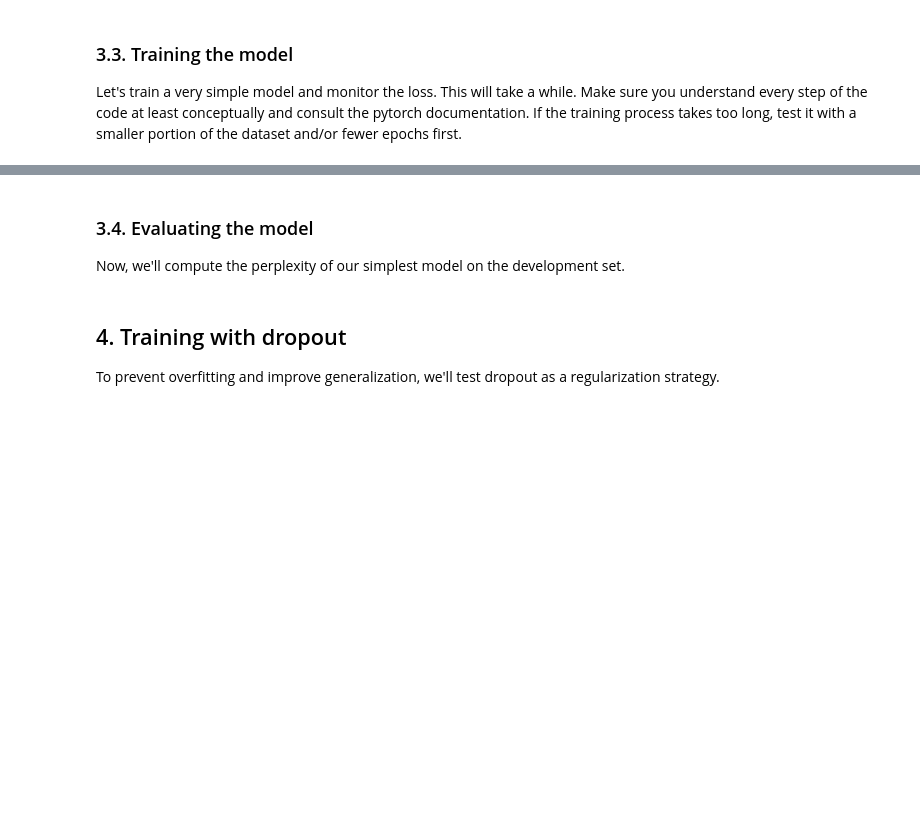
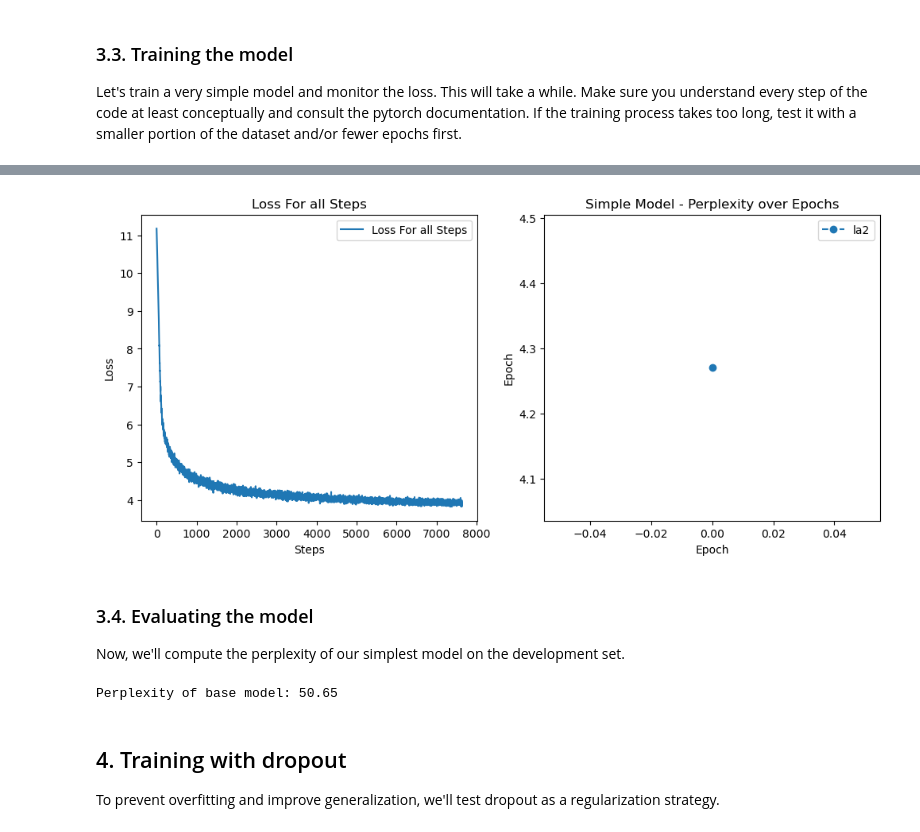
Before and after one commit to farhan7kay/Language_as_Data, a Jupyter notebook: ex2/LaD_Week7_NeuralLanguageModel_Spanish.ipynb, the cells around one changed output, grey strips where cells are left out. Saved outputs shown, nothing was run; the diff lists cells and outputs as text; code cells hidden in the pictures; blank space fills up the shorter version.

Commit message:
Added a mor shiny version of the spanish Week7 version- also added data and models from the training in the model folder

```diff
--- a/ex2/LaD_Week7_NeuralLanguageModel_Spanish.ipynb
+++ b/ex2/LaD_Week7_NeuralLanguageModel_Spanish.ipynb
@@ -179,4 +108,8 @@ optimizer = torch.optim.Adam(model.parameters(), lr=0.001)
 
 # Training loop parameters
 num_epochs = 1
+
+data_loader = train_dataloader
+train_run_label = "temp"
+print_every = 1
 # %% [output]
@@ -251,23 +147,6 @@ Epoch [1/1] Average Loss: 0.0014, Perplexity: 1.00
 # %%
-## Saving the training data for later plotting
-# write_list_to_file(label,list_to_save,path_to_save_folder)
-from src.helper import write_list_to_file
-
+#To read old results
 #read_list_from_file(label,path_to_save_folder)
 from src.helper import read_list_from_file
-
-#defining the path were the stuff should be saved
-#the folder needs to exist in order for this to work
-path_to_save_folder= "model/train_data"
-
-#Write list to File
-write_list_to_file("normal_model_train_losses",train_losses,path_to_save_folder)
-
-write_list_to_file("normal_model_perplexities",perplexities,path_to_save_folder)
-
-
-#To read just reverse
-
-train_losses=read_list_from_file("normal_model_train_losses",path_to_save_folder)
-
-perplexities= read_list_from_file("normal_model_perplexities",path_to_save_folder)
+#train_losses=read_list_from_file("onlyLossesUntil3593",path_to_save_folder)
+#perplexities= read_list_from_file("normal_model_perplexities",path_to_save_folder)
@@ -293,3 +153,8 @@ plt.show()
+# %%
+from src.plot import plot_two
+plot_two(all_losses,"Loss For all Steps",train_losses,"la2",axLabel1=("Steps","Loss"))
+# %% [output]
+[figure, added]
 # %% [markdown]
 ### 3.4. Evaluating the model
 
@@ -312,3 +162,9 @@ print(f"Perplexity of base model: {perplexity_simple:.2f}")
+# %%
+from src.train import evaluate
+perplexity_simple = evaluate(model, dev_dataloader,criterion,device,vocab_size)
+print(f"Perplexity of base model: {perplexity_simple:.2f}")
+# %% [output]
+Perplexity of base model: 50.65
 # %% [markdown]
 ## 4. Training with dropout
 
```
Also changed, not shown: parts of 15 cells of this notebook, 19 other files.
